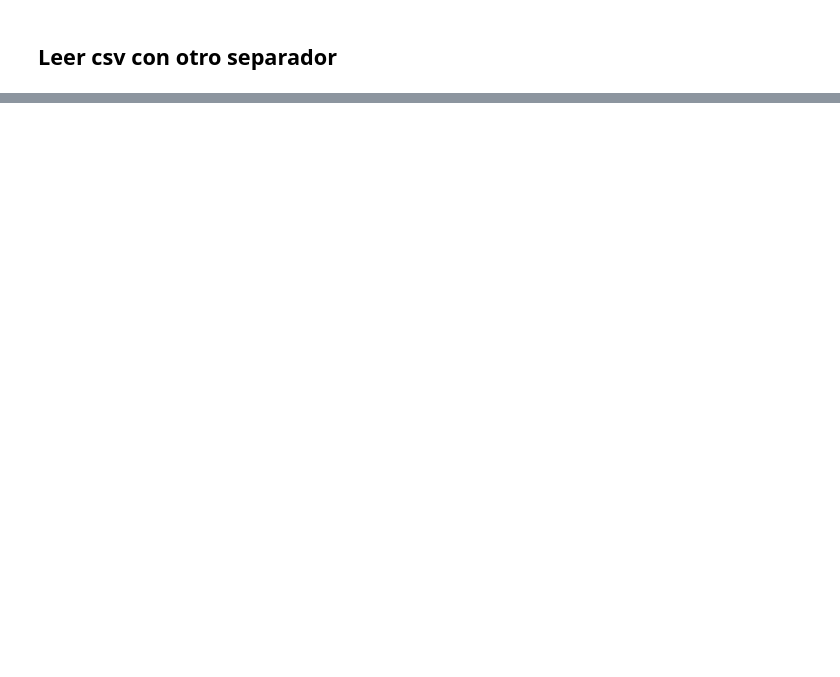
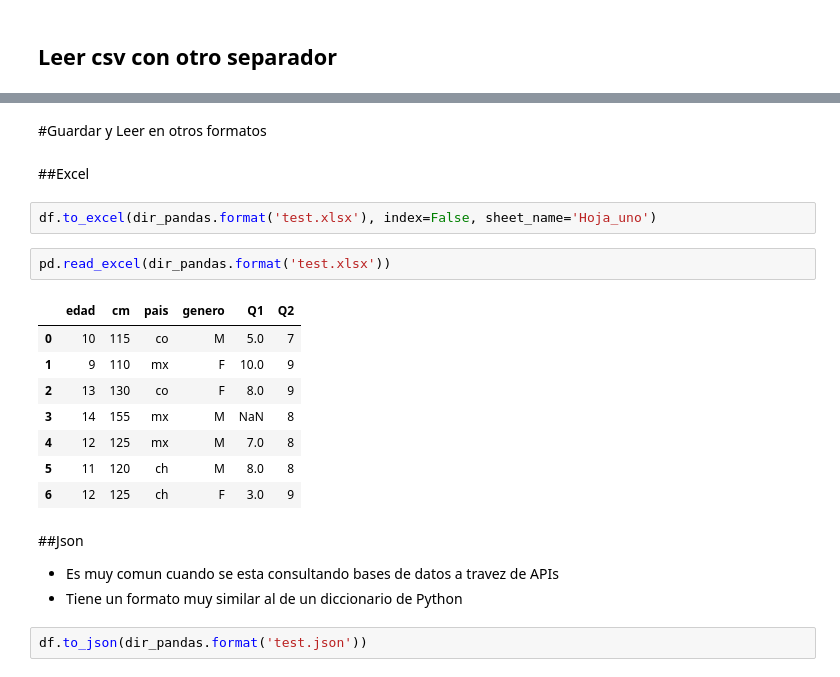
Before and after one commit to joseperu2503/Librerias-python, a Jupyter notebook: Pandas.ipynb, the cells around one changed output, grey strips where cells are left out. Drawn from its saved outputs; the diff is of its cells as text; blank space fills up the shorter version.

```diff
--- a/Pandas.ipynb
+++ b/Pandas.ipynb
@@ -369,3 +364,26 @@ df_read
 | 4 | 12 | 125 | mx | M | 7.0 | 8.0 |
 | 5 | 11 | 120 | ch | M | 8.0 | 8.0 |
 | 6 | 12 | 125 | ch | F | 3.0 | 9.0 |
+# %% [markdown]
+#Guardar y Leer en otros formatos
+# %% [markdown]
+##Excel
+# %%
+df.to_excel(dir_pandas.format('test.xlsx'), index=False, sheet_name='Hoja_uno')
+# %%
+pd.read_excel(dir_pandas.format('test.xlsx'))
+# %% [output]
+|  | edad | cm | pais | genero | Q1 | Q2 |
+| 0 | 10 | 115 | co | M | 5.0 | 7 |
+| 1 | 9 | 110 | mx | F | 10.0 | 9 |
+| 2 | 13 | 130 | co | F | 8.0 | 9 |
+| 3 | 14 | 155 | mx | M | NaN | 8 |
+| 4 | 12 | 125 | mx | M | 7.0 | 8 |
+| 5 | 11 | 120 | ch | M | 8.0 | 8 |
+| 6 | 12 | 125 | ch | F | 3.0 | 9 |
+# %% [markdown]
+##Json
+*   Es muy comun cuando se esta consultando bases de datos a travez de APIs
+*   Tiene un formato muy similar al de un diccionario de Python
+# %%
+df.to_json(dir_pandas.format('test.json'))
```
Also changed, not shown: parts of 16 cells of this notebook.
